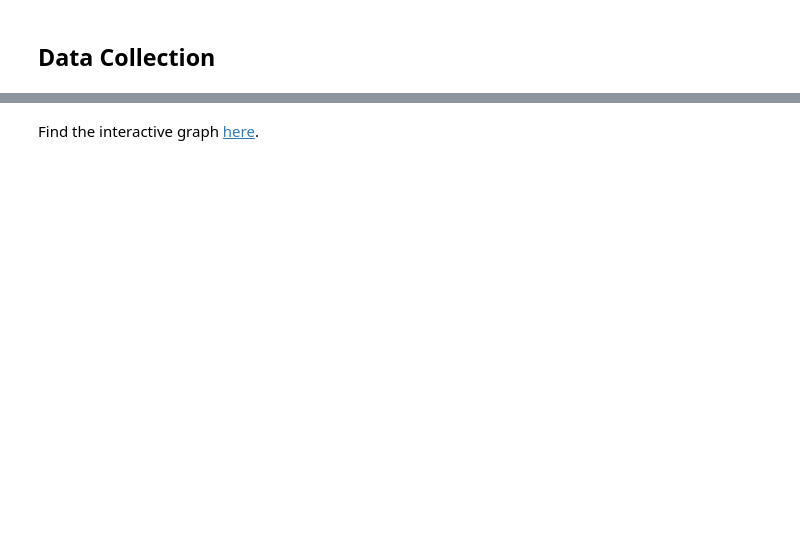
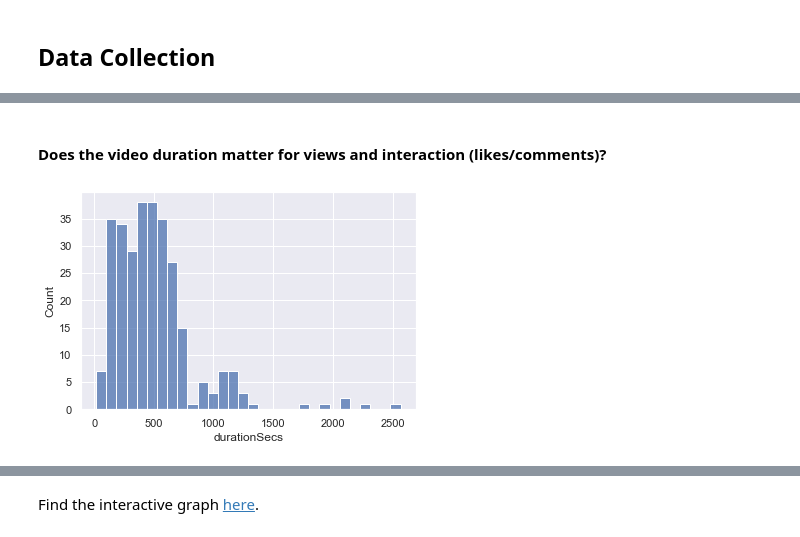
Before and after one commit to cjunwon/Youtube-Data-Analysis, a Jupyter notebook: main.ipynb, the cells around one changed output, grey strips where cells are left out. Saved outputs shown, nothing was run; the diff lists cells and outputs as text; code cells hidden in the pictures; blank space fills up the shorter version.

```diff
--- a/main.ipynb
+++ b/main.ipynb
@@ -26,0 +55,7 @@ video_ids = list(selected_df['video_id'])
+# %% [markdown]
+#### Does the video duration matter for views and interaction (likes/comments)?
+# %%
+sns.histplot(data=selected_df[selected_df['durationSecs'] < 10000], x="durationSecs", bins=30)
+sns.set(rc = {'figure.figsize':(13,7)})
+# %% [output]
+[figure, added]
```
Also changed, not shown: parts of 44 cells of this notebook, 2 other files.
